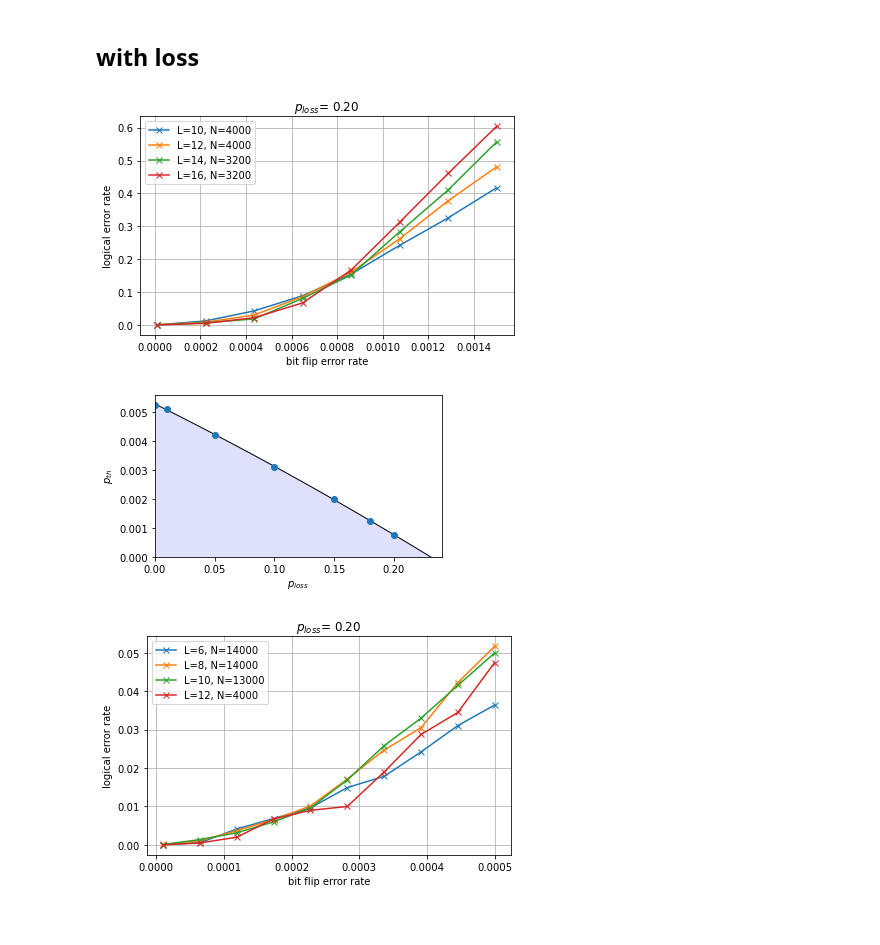
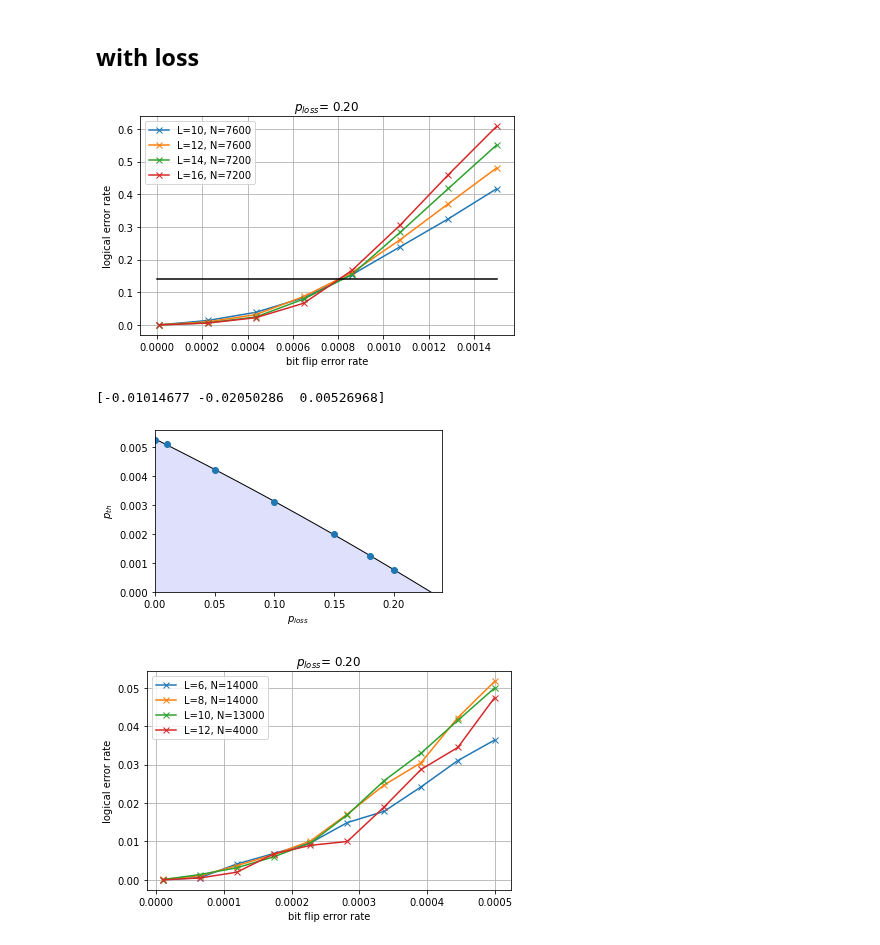
Before and after one commit to hassan-shap/quantum-emitter, a Jupyter notebook: pp_threshold_qdot.ipynb, the cells around one changed output. Cells and saved outputs as stored; diff of their text form; code cells hidden in the pictures.

```diff
--- a/pp_threshold_qdot.ipynb
+++ b/pp_threshold_qdot.ipynb
@@ -68,7 +68,7 @@ plt.figure(1)#,figsize=(5,3))
 for i_L, L in enumerate(L_list):
     first = True
     for i_rep in range(repeat):
-        fname = "data_loss_qdot/" + "p1_eq_p2_p_%.2f_L_%d_i_%d_fine.npz" % (prob_l,L,i_rep)
+        fname = "data_loss_qdot/" + "p1_eq_p2_p_%.2f_L_%d_i_%d_new.npz" % (prob_l,L,i_rep)
         if os.path.exists(fname):
             npz_file = np.load(fname)
             p1_list, loss_prob, fail_prob_z, Nrep_loss, Nrep_flip = npz_file['p1_list'], npz_file['loss_prob'], npz_file['fail_prob_z'], npz_file['Nrep_loss'], npz_file['Nrep_flip']
@@ -96,40 +96,44 @@ for i_L, L in enumerate(L_list):
             if first :
                 first = False
                 fail_prob_avg = np.zeros(len(p1_list))
                 loss_prob_avg = 0
                 Ntot_loss = 0
                 Ntot_flip = 0
                 Ntot = 0
             fail_prob_avg += (fail_prob_z+loss_prob)
             loss_prob_avg += loss_prob
             Ntot += Nrep_loss#*(Nrep_loss-loss_prob)+loss_prob
     if not first:
         failure_ratio = fail_prob_avg/Ntot
         loss_ratio = loss_prob_avg/Ntot
         plt.plot(p1_list,failure_ratio,"x-", color="C%d" % (i_L), label="L=%d, N=%d" % (L,Ntot))
 
 
+yc = 0.14
+plt.plot([0.0,max(p1_list)],[yc,yc],"k")
 
 plt.legend()
 plt.title(r"$p_{loss} $= %.2f " % (prob_l))
-# plt.ylim([0.0,0.2])
+# plt.yscale("log")
+# plt.ylim([7e-2,7e-1])
 # plt.xlim([0.0,1e-3])
 # plt.xticks(np.arange(0.08,0.131,0.01))
 # plt.xticks(np.arange(0.0s6,0.1,0.01))
 plt.grid()
 plt.xlabel("bit flip error rate")
 plt.ylabel("logical error rate")
 # plt.legend()
 plt.tight_layout()
 # plt.savefig("figs/loss_%.2f_toric_threshold.pdf" % (prob_l))
 plt.show()
 # %% [output]
-[figure, old version]
+[figure, new version]
 # %%
 p_loss = [0,0.01,0.05,0.1,0.15,0.18,0.2]
 p_th = [0.00525,0.0051,0.0042,0.0031,0.002,0.00125,0.00075]
 
 z = np.polyfit(p_loss, p_th, 2)
+print(z)
 x_plot = np.linspace(min(p_loss),1.2*max(p_loss))
 y_plot = z[2]+z[1]*x_plot + z[0]*x_plot**2
 
@@ -147,6 +151,7 @@ plt.tight_layout()
 # plt.savefig("figs/loss_error_phasediag.pdf")
 plt.show()
 # %% [output]
+[-0.01014677 -0.02050286  0.00526968]
 [figure]
 # %%
 ### 0.2 loss
```
Also changed, not shown: parts of 4 cells of this notebook, 24 other files.
